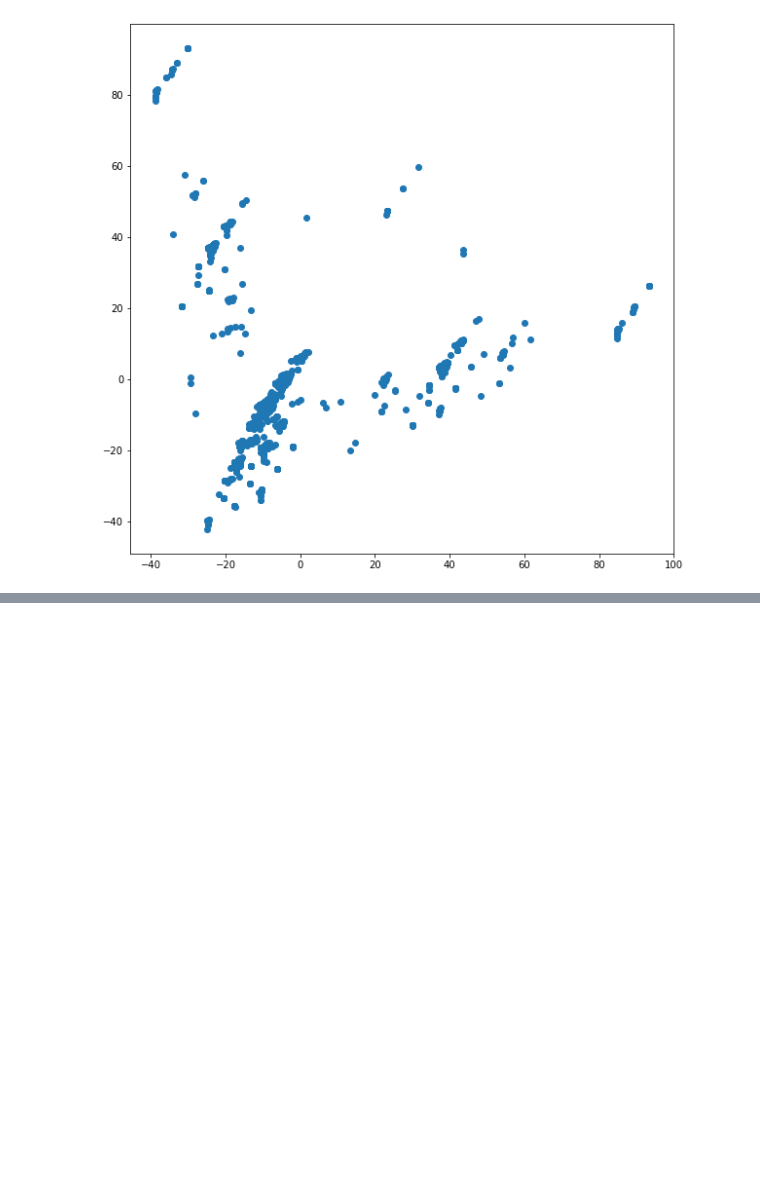
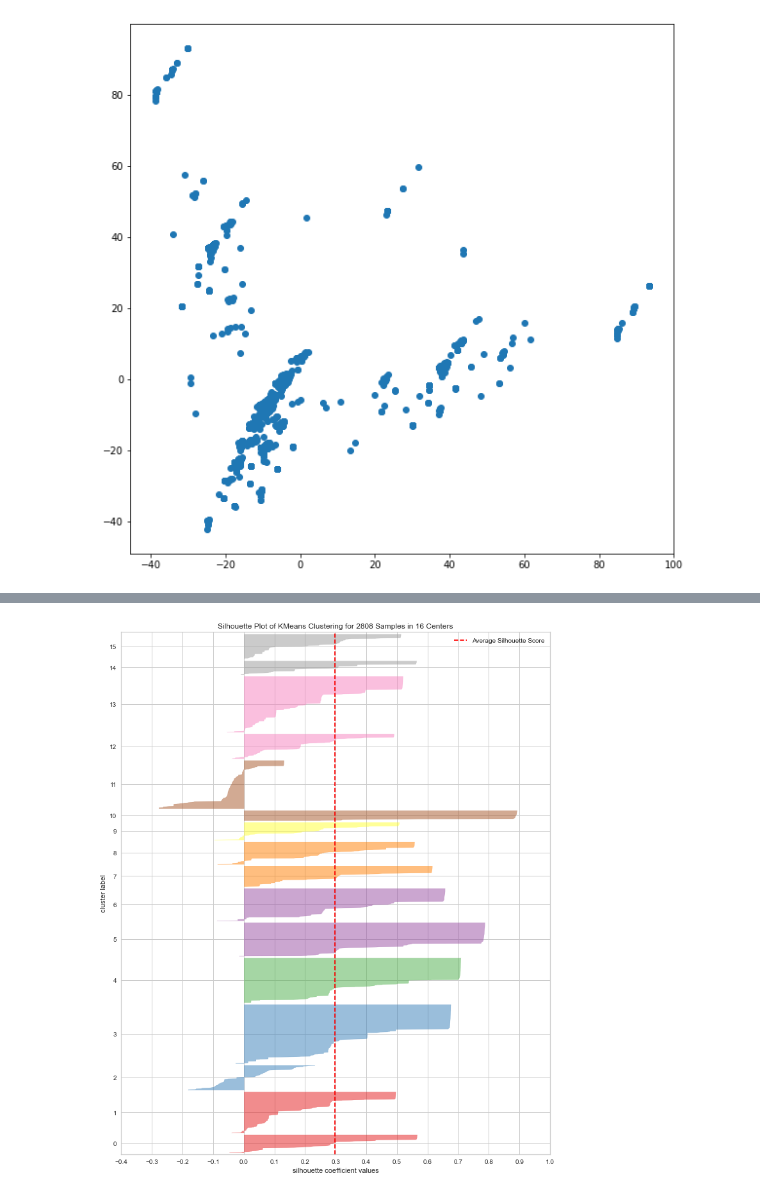
Before and after one commit to NicoJanko/Projet_5_OPC, a Jupyter notebook: Projet5_Explo.ipynb, the cells around one changed output, grey strips where cells are left out. Drawn from its saved outputs; the diff is of its cells as text; code cells hidden in the pictures; blank space fills up the shorter version.

```diff
--- a/Projet5_Explo.ipynb
+++ b/Projet5_Explo.ipynb
@@ -354,0 +358,11 @@ Text(0.55, 0.4, 'Best silhouette : 0.34, Optimal Clus : 50')
+# %%
+clus = cluster.KMeans(n_clusters = 16, random_state = 38)
+clus.fit(x_scale)
+
+fig, ax = plt.subplots(figsize = (12,15))
+visualizer = SilhouetteVisualizer(clus, ax=ax)
+visualizer.fit(x_scale)
+visualizer.finalize()# Fit the data to the visualizer
+plt.show()
+# %% [output]
+[figure, added]
```
Also changed, not shown: parts of 11 cells of this notebook, 2 other files.
